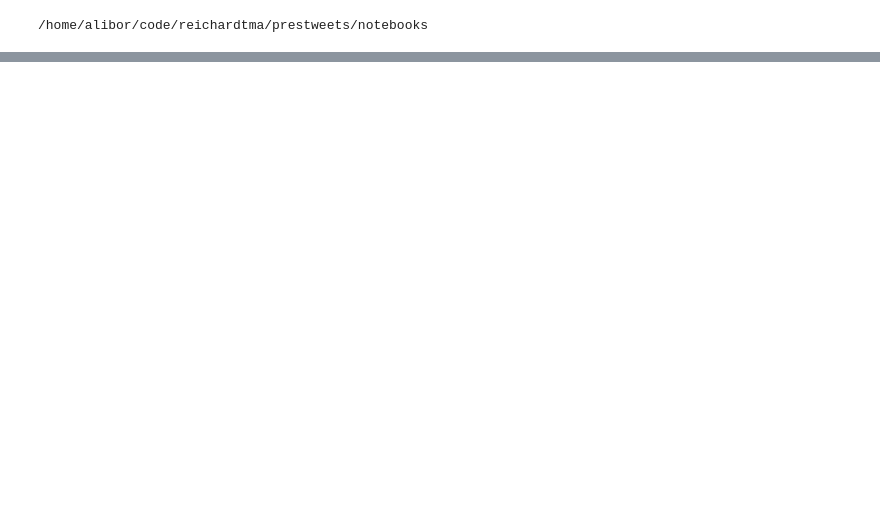
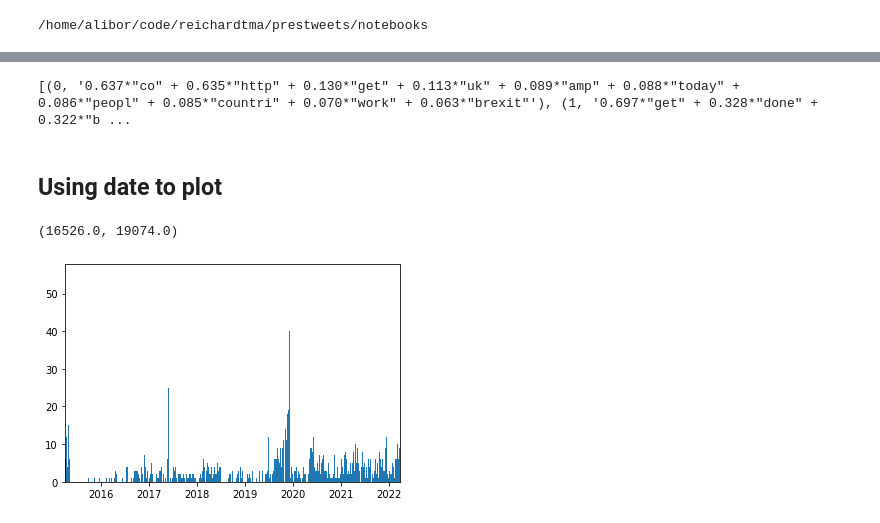
Before and after one commit to reichardtma/prestweets, a Jupyter notebook: notebooks/Boris Johnson - Annamaria.ipynb, the cells around one changed output, grey strips where cells are left out. Saved outputs shown, nothing was run; the diff lists cells and outputs as text; code cells hidden in the pictures; blank space fills up the shorter version.

Commit message:
Adding notebooks from THursday (data visualization).

```diff
--- a/notebooks/Boris Johnson - Annamaria.ipynb
+++ b/notebooks/Boris Johnson - Annamaria.ipynb
@@ -114,0 +159,4 @@ for tweet in boris.content:
+# %%
+boris['clean_translation'] = boris['content'].apply(lemmatize).\
+apply(lower_case).apply(remove_numbers).apply(remove_punctuation).apply(stop_words)
+boris.head(3)
@@ -114,0 +168,14 @@ for tweet in boris.content:
+# %%
+def polarity(s):
+    pol = TextBlob(s)
+    pol = pol.sentiment[0]
+    return pol
+
+def objectivity(s):
+    obj = TextBlob(s)
+    obj = obj.sentiment[1]
+    return obj
+# %%
+boris['polarity'] = boris['clean_translation'].apply(polarity)
+boris['objectivity'] = boris['clean_translation'].apply(objectivity)
+boris.head(1)
@@ -118,0 +294,14 @@ blob[boris.content[1]]
+# %%
+model=create_gensim_lsa_model(preproc,5,10)
+# %% [output]
+[(0, '0.637*"co" + 0.635*"http" + 0.130*"get" + 0.113*"uk" + 0.089*"amp" + 0.088*"today" + 0.086*"peopl" + 0.085*"countri" + 0.070*"work" + 0.063*"brexit"'), (1, '0.697*"get" + 0.328*"done" + 0.322*"b ...
+# %% [markdown]
+## Using date to plot
+# %%
+boris['date'] = pd.to_datetime(boris['date']).dt.date
+# %%
+plt.hist(boris.date, bins=len(boris.date.unique()))
+plt.xlim(min(boris.date),max(boris.date))
+# %% [output]
+(16526.0, 19074.0)
+[figure, added]
```
Also changed, not shown: parts of 42 cells of this notebook, 10 other files.
